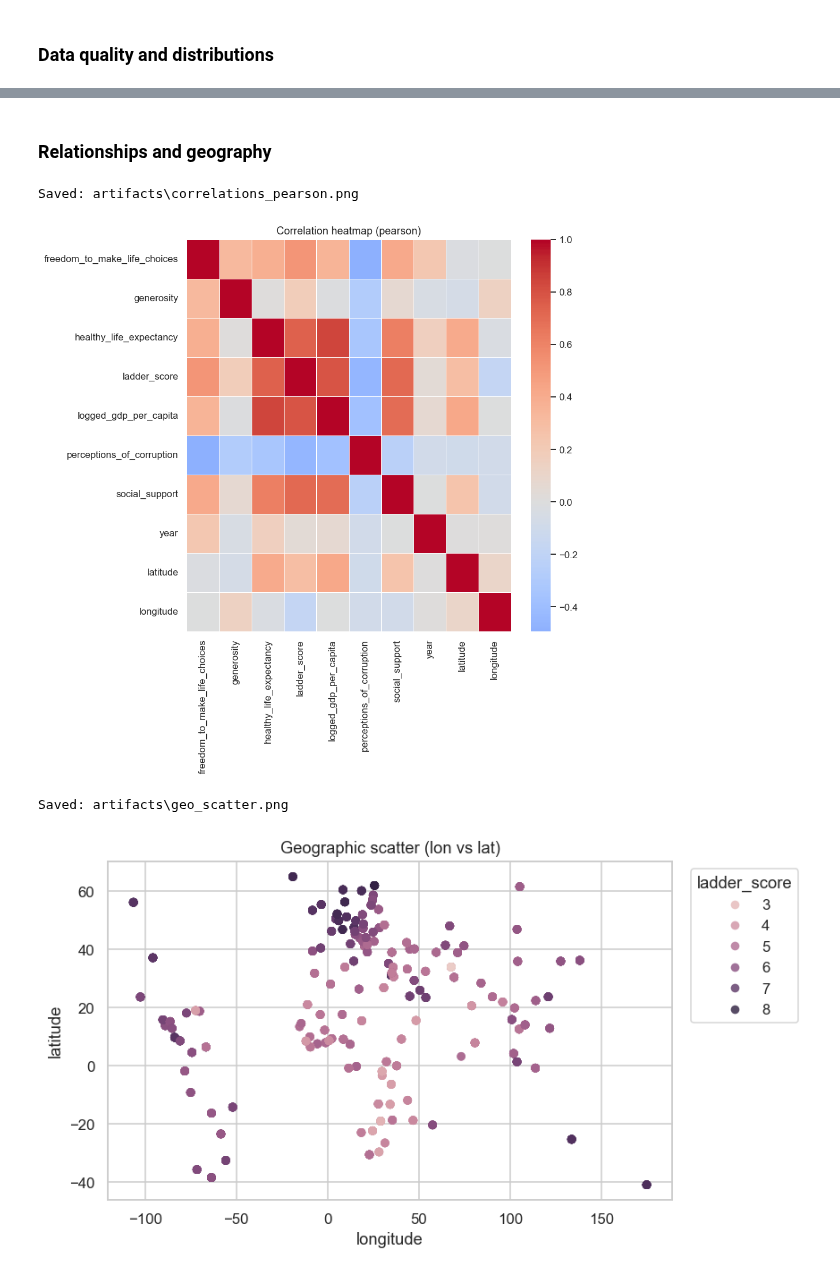
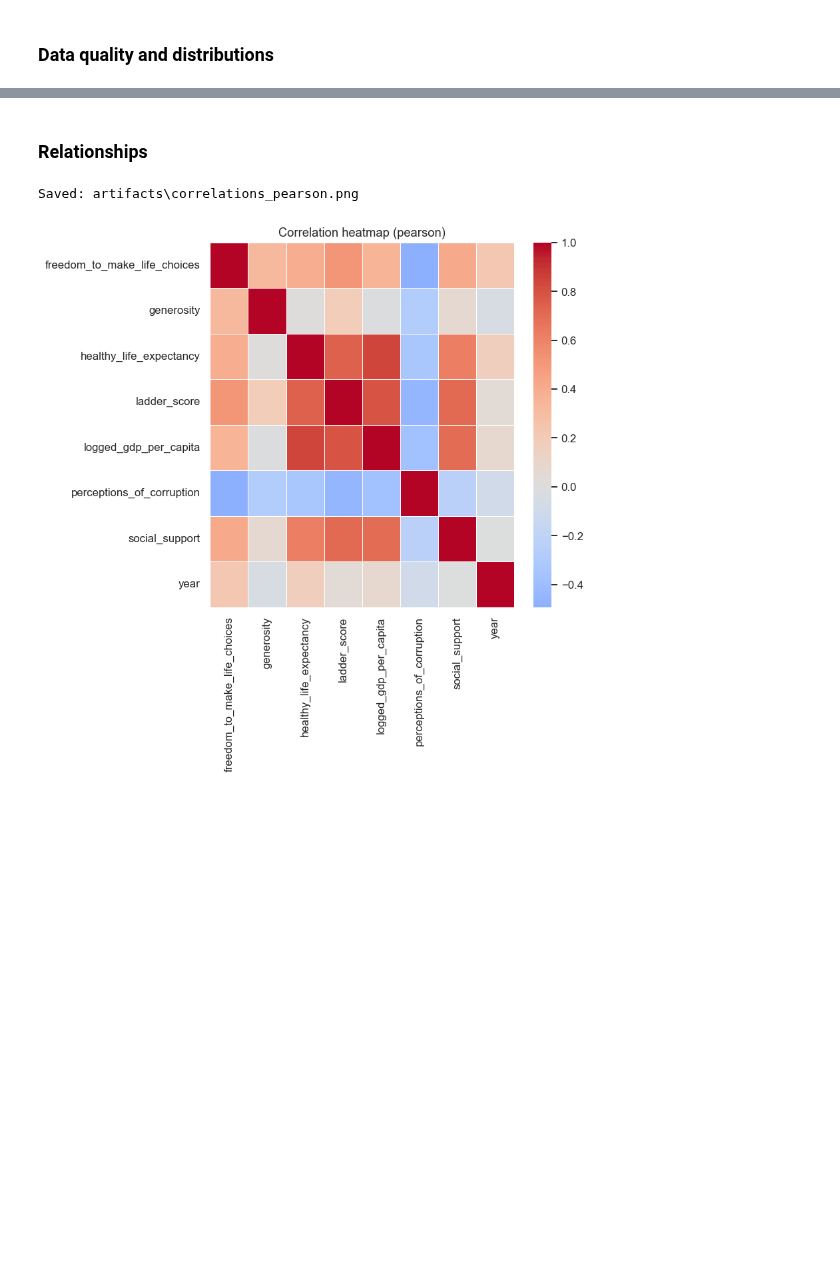
Before and after one commit to Ch3rry-Pi3-AI/DataAnalysis-World-Happiness-Report, a Jupyter notebook: notebooks/eda_notebook.ipynb, the cells around one changed output, grey strips where cells are left out. Saved outputs shown, nothing was run; the diff lists cells and outputs as text; code cells hidden in the pictures; blank space fills up the shorter version.

```diff
--- a/notebooks/eda_notebook.ipynb
+++ b/notebooks/eda_notebook.ipynb
@@ -49,7 +49,7 @@ gold_df = load_gold_happiness_data(verbose=True)
 cfg = EDAConfig(save_dir=Path("artifacts"), use_theme=True, fig_dpi=110)
 
 # EDAExplorer wraps common summaries/plots and keeps the DataFrame immutable
-eda = EDAExplorer(gold_df, config=cfg, lat_col="latitude", lon_col="longitude")
+eda = EDAExplorer(gold_df, config=cfg)
 # %% [markdown]
 ### Quick looks
 # %%
@@ -144,19 +140,14 @@ Saved: artifacts\histograms.png
 Saved: artifacts\boxplots.png
 [figure]
 # %% [markdown]
-### Relationships and geography
+### Relationships
 # %%
 # ---------------------------------------------------------------------
-# Relationships & geography
+# Relationships
 # ---------------------------------------------------------------------
 
 # Correlation heatmap using Pearson's r
 eda.correlations(method="pearson", top_k=15)
-
-# Lightweight longitude/ latitude scatterplot
-eda.geo_scatter(hue="ladder_score")
 # %% [output]
 Saved: artifacts\correlations_pearson.png
-[figure, old version]
+[figure, new version]
-Saved: artifacts\geo_scatter.png
-[figure, removed]
```
Also changed, not shown: parts of 3 cells of this notebook, 16 other files.
